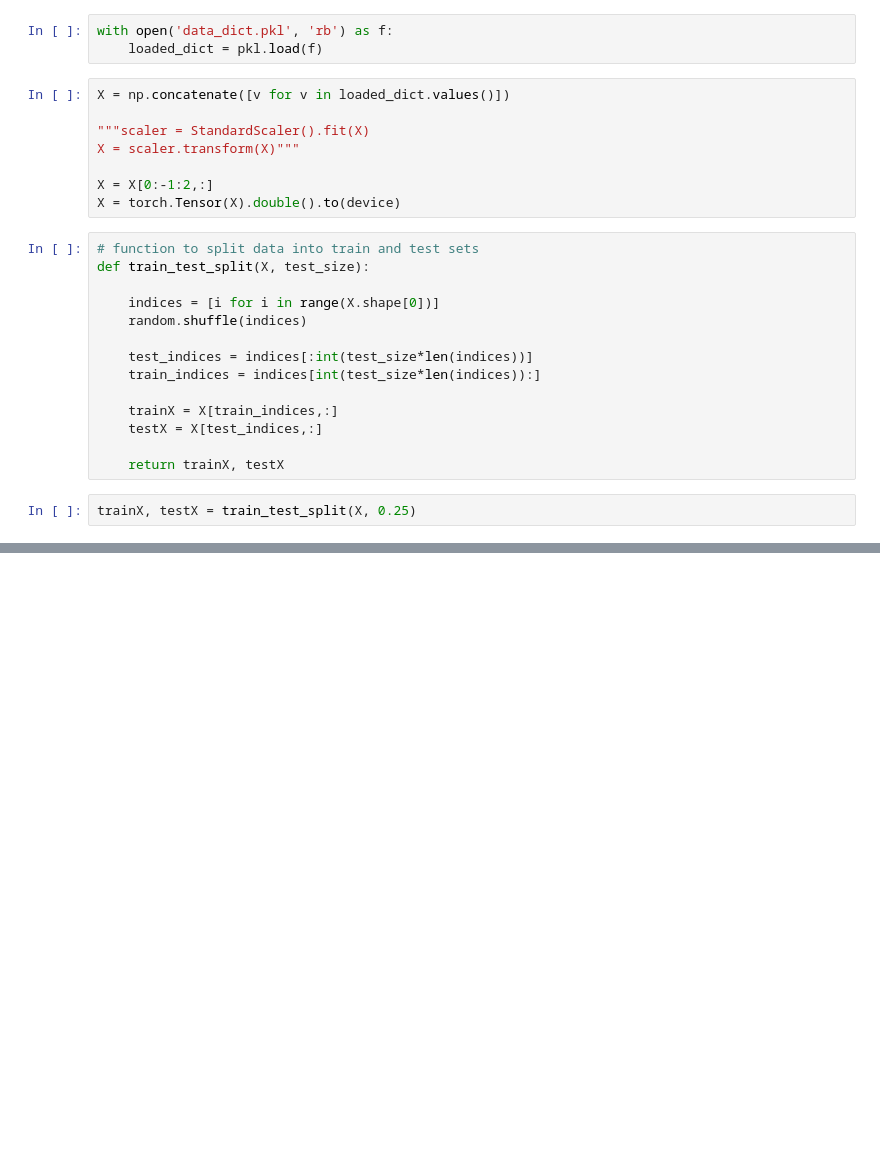
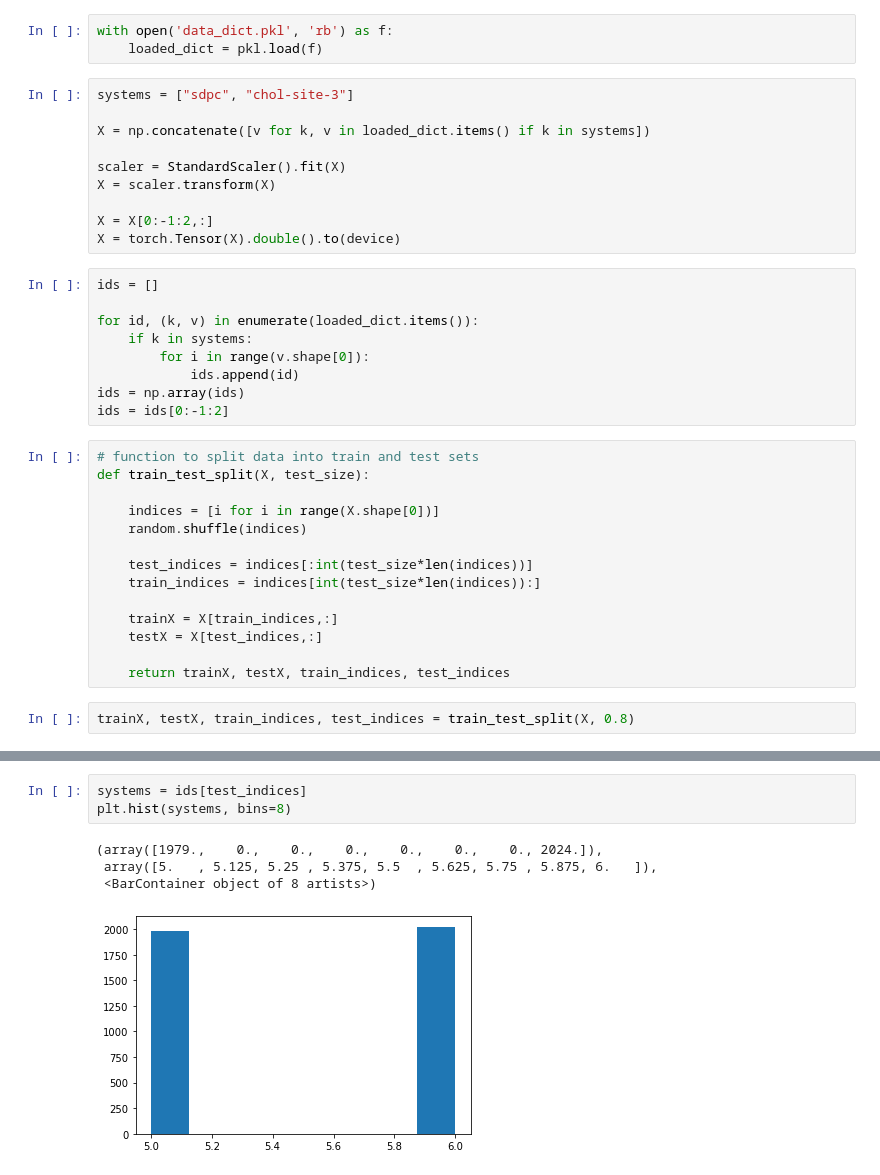
Before and after one commit to molecularmachinist/somethingwithflow, a Jupyter notebook: autoencoder.ipynb, the cells around one changed output, grey strips where cells are left out. Cells and saved outputs as stored; diff of their text form; blank space fills up the shorter version.

```diff
--- a/autoencoder.ipynb
+++ b/autoencoder.ipynb
@@ -92,13 +86,24 @@ def train(model, error, optimizer, n_epochs, batch_size, x, plot):
 with open('data_dict.pkl', 'rb') as f:
     loaded_dict = pkl.load(f)
 # %%
-X = np.concatenate([v for v in loaded_dict.values()])
+systems = ["sdpc", "chol-site-3"]
 
-"""scaler = StandardScaler().fit(X)
-X = scaler.transform(X)"""
+X = np.concatenate([v for k, v in loaded_dict.items() if k in systems])
+
+scaler = StandardScaler().fit(X)
+X = scaler.transform(X)
 
 X = X[0:-1:2,:]
 X = torch.Tensor(X).double().to(device)
+# %%
+ids = []
+
+for id, (k, v) in enumerate(loaded_dict.items()):
+    if k in systems:
+        for i in range(v.shape[0]):
+            ids.append(id)
+ids = np.array(ids)
+ids = ids[0:-1:2]
 # %%
 # function to split data into train and test sets
 def train_test_split(X, test_size):
@@ -112,8 +117,8 @@ def train_test_split(X, test_size):
     trainX = X[train_indices,:]
     testX = X[test_indices,:]
 
-    return trainX, testX
+    return trainX, testX, train_indices, test_indices
 # %%
-trainX, testX = train_test_split(X, 0.25)
+trainX, testX, train_indices, test_indices = train_test_split(X, 0.8)
 # %%
 # Define dimensions
@@ -152,0 +158,8 @@ Error on test set: 1.7684028959193199
+# %%
+systems = ids[test_indices]
+plt.hist(systems, bins=8)
+# %% [output]
+(array([1979.,    0.,    0.,    0.,    0.,    0.,    0., 2024.]),
+ array([5.   , 5.125, 5.25 , 5.375, 5.5  , 5.625, 5.75 , 5.875, 6.   ]),
+ <BarContainer object of 8 artists>)
+[figure, added]
```
Also changed, not shown: parts of 11 cells of this notebook, 3 other files.
